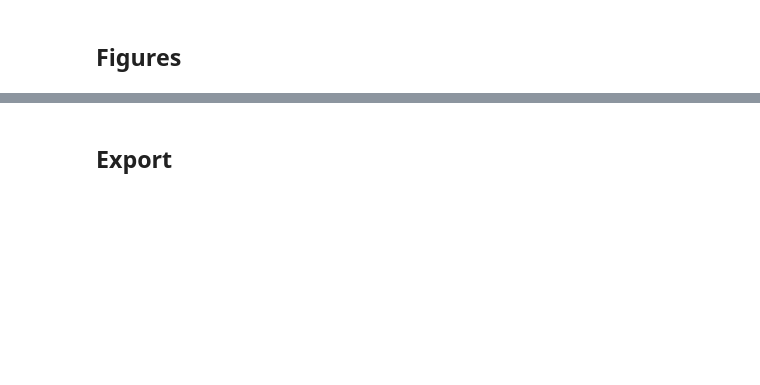
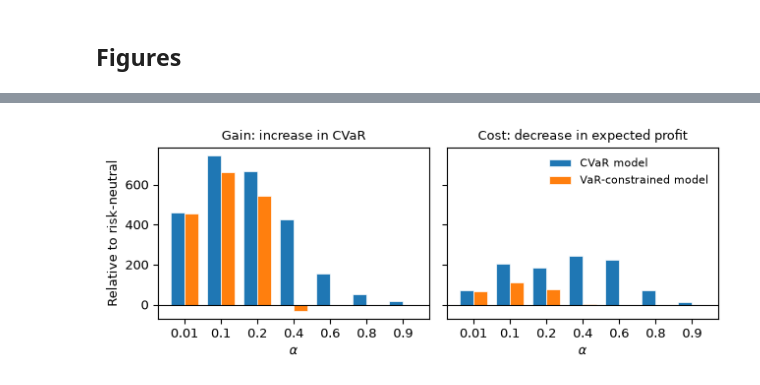
Before and after one commit to RobinBogers/DMUU_assignment, a Jupyter notebook: ch5_ra/chapter5.ipynb, the cells around one changed output, grey strips where cells are left out. Drawn from its saved outputs; the diff is of its cells as text; code cells hidden in the pictures; blank space fills up the shorter version.

```diff
--- a/ch5_ra/chapter5.ipynb
+++ b/ch5_ra/chapter5.ipynb
@@ -251,29 +283,31 @@ plt.show()
 # %%
-# change in CVaR and expected profit relative to RN per alpha < 1
+# gain in the tail (increase in CVaR) and cost (decrease in expected profit) relative to RN, per alpha < 1
+rn = pd.read_csv("results/5_0_risk_neutral.csv", na_values="-")
+cvar = pd.read_csv("results/5_1_cvar.csv", na_values="-")
+var = pd.read_csv("results/5_2_var.csv", na_values="-")
 tail = ALPHAS[:-1]
 x = np.arange(len(tail))
 trade = pd.DataFrame({"alpha": tail})
 for model, table in [("CVaR", cvar), ("VaR", var)]:
-    trade[f"dCVaR_{model}"] = (table["CVaR"] - rn["CVaR"]).to_numpy()[:-1]
-    trade[f"dmean_{model}"] = (table["mean"] - rn["mean"]).to_numpy()[:-1]
-print(trade.round(2).to_string(index=False))
+    trade[f"gain_{model}"] = (table["CVaR"] - rn["CVaR"]).to_numpy()[:-1]
+    trade[f"cost_{model}"] = (rn["mean"] - table["mean"]).to_numpy()[:-1]
 
-fig, ax = plt.subplots(figsize=(4.5, 3))
+fig, axes = plt.subplots(1, 2, figsize=(6.5, 2.6), sharey=True)
 width = 0.38
-for i, (model, color) in enumerate([("CVaR", "tab:blue"), ("VaR", "tab:orange")]):
-    pos = x + (i - 0.5) * width
-    # lighter tint of the model color for the change in expected profit
-    light = 0.5 + 0.5 * np.array(to_rgb(color))
-    ax.bar(pos, trade[f"dCVaR_{model}"], width, color=color, edgecolor="white", linewidth=0.5,
-           label=rf"{model} model: $\Delta\,\mathrm{{CVaR}}_{{1-\alpha}}$")
-    ax.bar(pos, trade[f"dmean_{model}"], width, color=light, edgecolor="white", linewidth=0.5,
-           label=f"{model} model: $\\Delta$ expected profit")
-ax.axhline(0, color="black", linewidth=0.8)
-ax.set_xticks(x, [f"{a:g}" for a in tail])
-ax.set_xlabel(r"$\alpha$")
-ax.set_ylabel("Change relative to RN")
-ax.legend(frameon=False, fontsize=8, ncol=2, loc="upper center", bbox_to_anchor=(0.5, -0.2))
+panels = [("gain", "Gain: increase in CVaR"), ("cost", "Cost: decrease in expected profit")]
+for ax, (key, title) in zip(axes, panels):
+    for i, (model, color, label) in enumerate([("CVaR", "tab:blue", "CVaR model"),
+                                               ("VaR", "tab:orange", "VaR-constrained model")]):
+        ax.bar(x + (i - 0.5) * width, trade[f"{key}_{model}"], width, color=color,
+               edgecolor="white", linewidth=0.5, label=label)
+    ax.axhline(0, color="black", linewidth=0.8)
+    ax.set_title(title, fontsize=9)
+    ax.set_xticks(x, [f"{a:g}" for a in tail])
+    ax.set_xlabel(r"$\alpha$")
+axes[0].set_ylabel("Relative to risk-neutral")
+axes[1].legend(frameon=False, fontsize=8, loc="upper right")
+fig.tight_layout()
 fig.savefig("results/fig_tradeoff_by_alpha.pdf", bbox_inches="tight")
 plt.show()
+# %% [output]
+[figure, added]
-# %% [markdown]
-## Export
```
Also changed, not shown: parts of 5 cells of this notebook, 2 other files.
